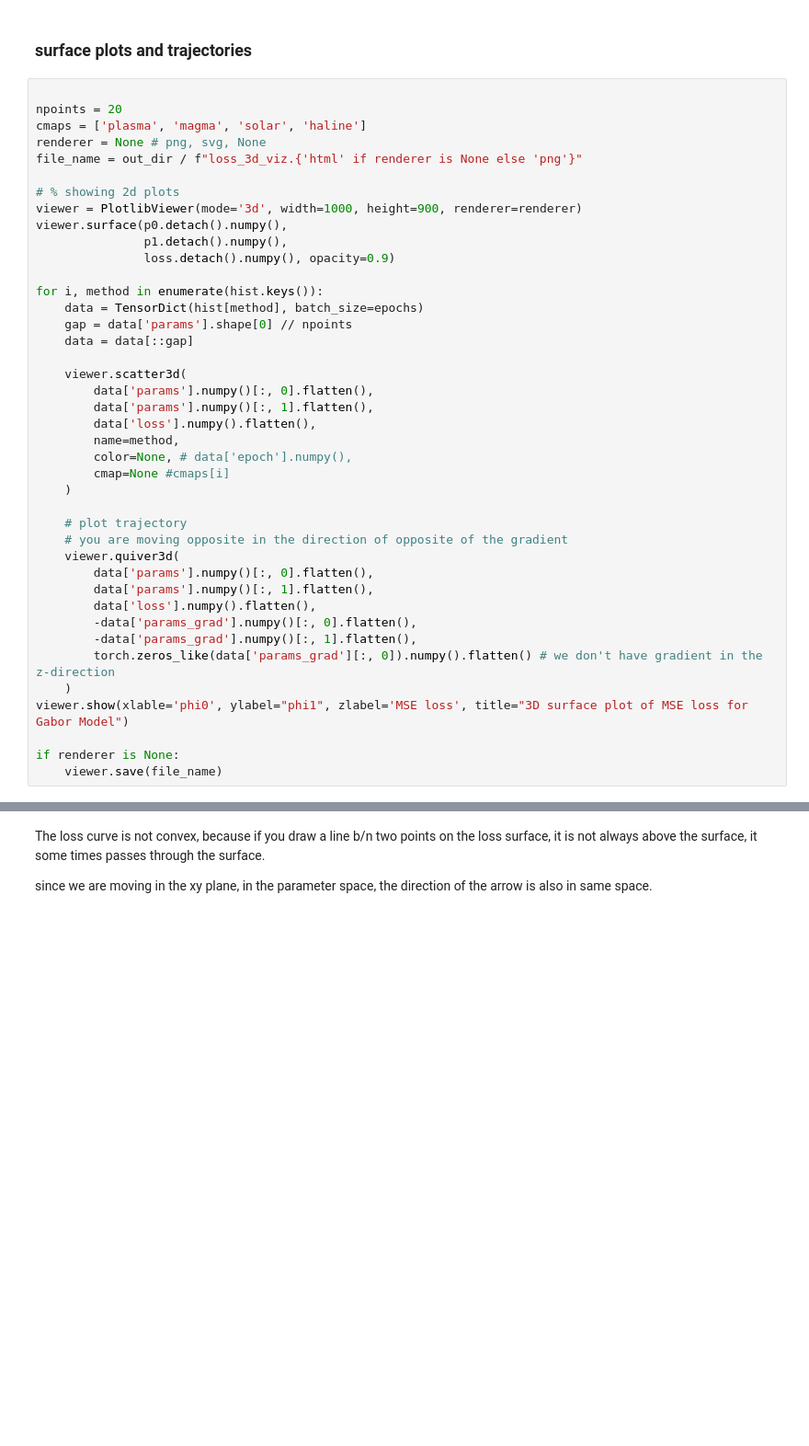
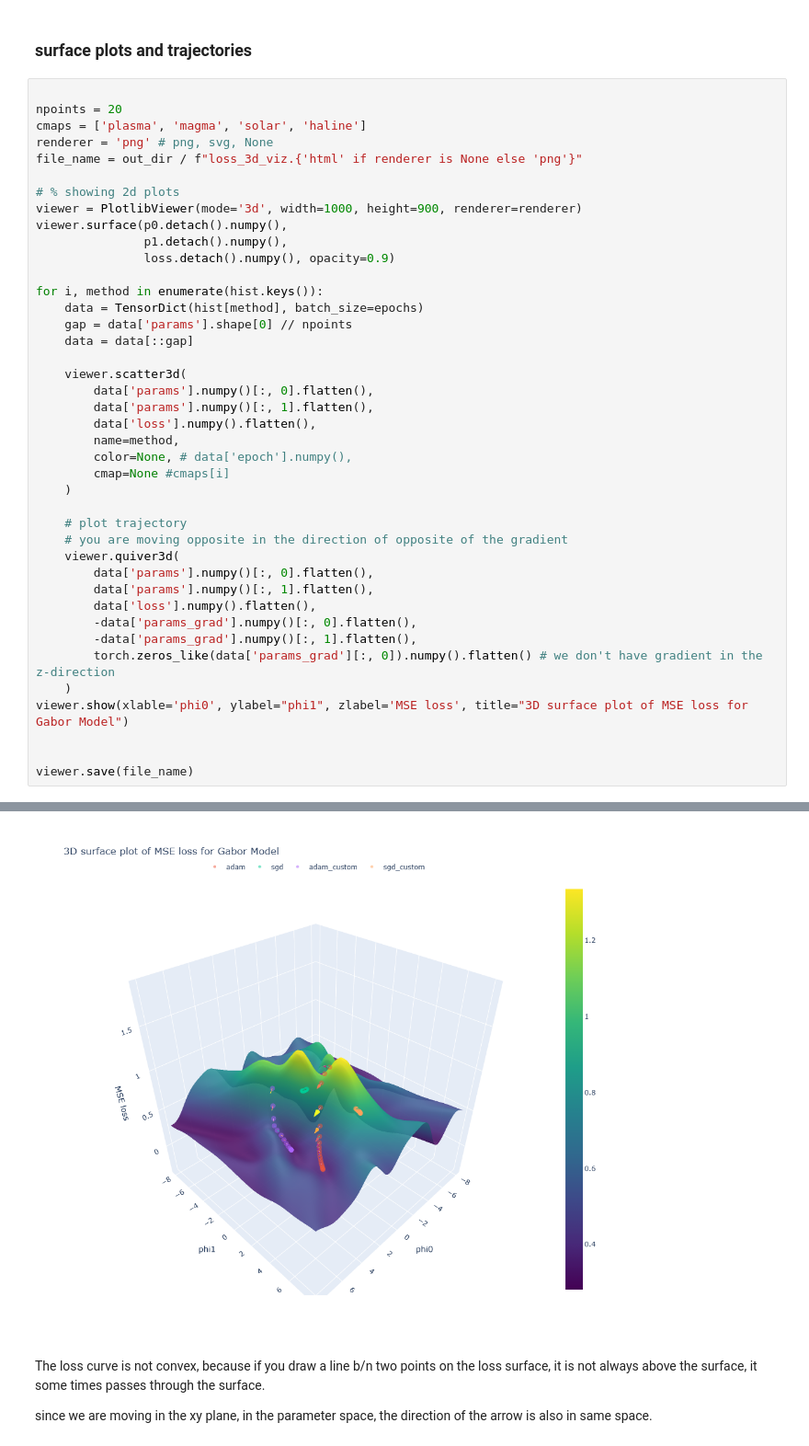
Before and after one commit to yemanbh/understanding_dl, a Jupyter notebook: notebooks/ch6_model_fitting.ipynb, the cells around one changed output, grey strips where cells are left out. Shown at 92% size. Saved outputs shown, nothing was run; the diff lists cells and outputs as text; blank space fills up the shorter version.

Commit message:
updated 2d image saving of 3d rendering of plotly

```diff
--- a/notebooks/ch6_model_fitting.ipynb
+++ b/notebooks/ch6_model_fitting.ipynb
@@ -378,7 +378,7 @@ renderer is png
 
 npoints = 20
 cmaps = ['plasma', 'magma', 'solar', 'haline']
-renderer = None # png, svg, None
+renderer = 'png' # png, svg, None
 file_name = out_dir / f"loss_3d_viz.{'html' if renderer is None else 'png'}"
 
 # % showing 2d plots
@@ -413,6 +413,6 @@ for i, method in enumerate(hist.keys()):
     )
 viewer.show(xlable='phi0', ylabel="phi1", zlabel='MSE loss', title="3D surface plot of MSE loss for Gabor Model")
 
-if renderer is None:
-    viewer.save(file_name)
+
+viewer.save(file_name)
 # %% [output]
@@ -420,3 +420,4 @@ renderer is None
+[figure, added]
 # %% [markdown]
 The loss curve is not convex, because if you draw a line b/n two points on the loss surface, it is not always above the surface, it some times passes through the surface.
 
```
Also changed, not shown: parts of 1 cell of this notebook.
